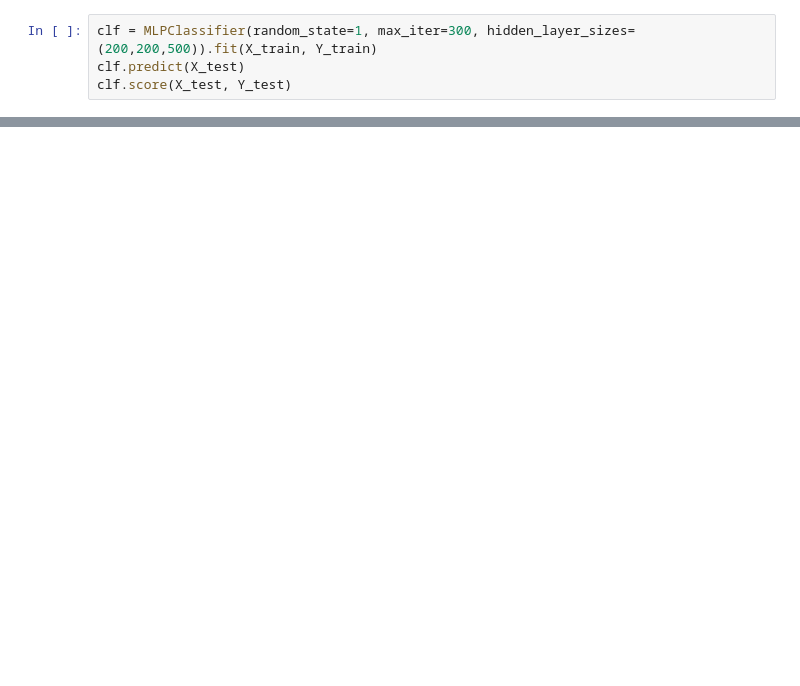
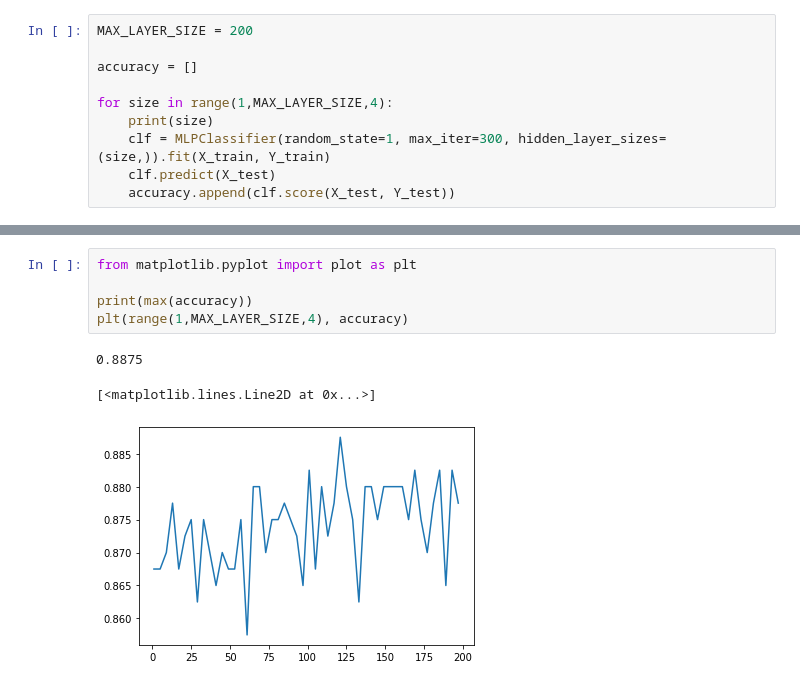
Before and after one commit to SeojinK1m/ese417final, a Jupyter notebook: ann.ipynb, the cells around one changed output, grey strips where cells are left out. Saved outputs shown, nothing was run; the diff lists cells and outputs as text; blank space fills up the shorter version.

```diff
--- a/ann.ipynb
+++ b/ann.ipynb
@@ -8,5 +10,11 @@ X_train, X_test, Y_train, Y_test = train_test_split(X, Y, random_state=42)
 # %%
-clf = MLPClassifier(random_state=1, max_iter=300, hidden_layer_sizes=(200,200,500)).fit(X_train, Y_train)
-clf.predict(X_test)
-clf.score(X_test, Y_test)
+MAX_LAYER_SIZE = 200
+
+accuracy = []
+
+for size in range(1,MAX_LAYER_SIZE,4):
+    print(size)
+    clf = MLPClassifier(random_state=1, max_iter=300, hidden_layer_sizes=(size,)).fit(X_train, Y_train)
+    clf.predict(X_test)
+    accuracy.append(clf.score(X_test, Y_test))
 # %% [output]
@@ -13,0 +34,9 @@ clf.score(X_test, Y_test)
+# %%
+from matplotlib.pyplot import plot as plt
+
+print(max(accuracy))
+plt(range(1,MAX_LAYER_SIZE,4), accuracy)
+# %% [output]
+0.8875
+[<matplotlib.lines.Line2D at 0x...>]
+[figure, added]
```
Also changed, not shown: parts of 4 cells of this notebook, 1 other file.
